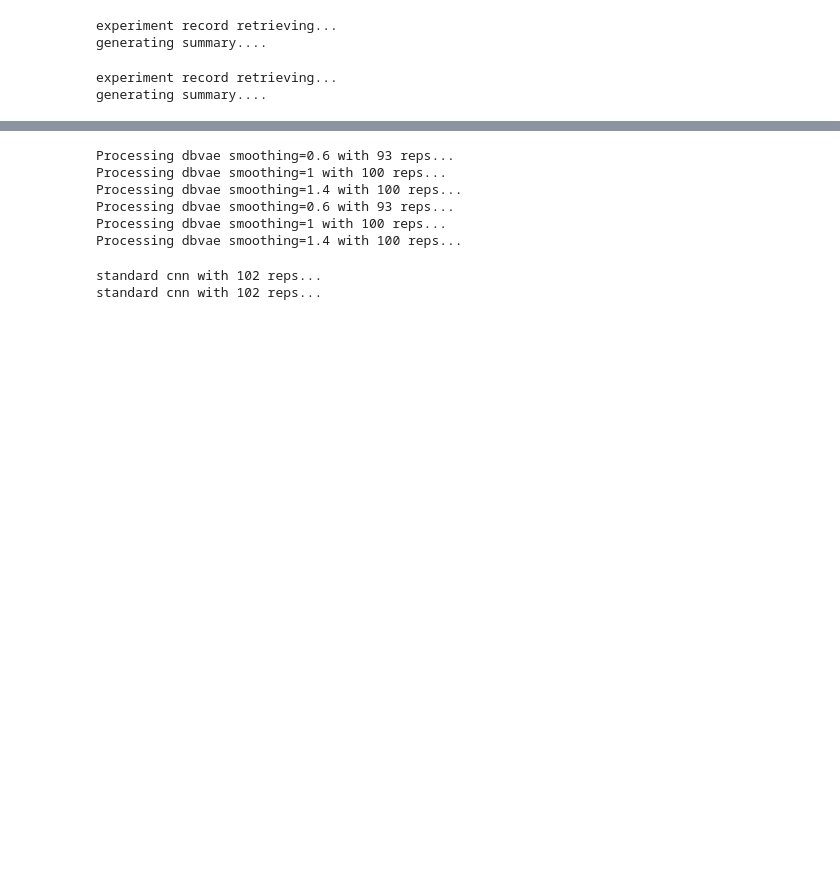
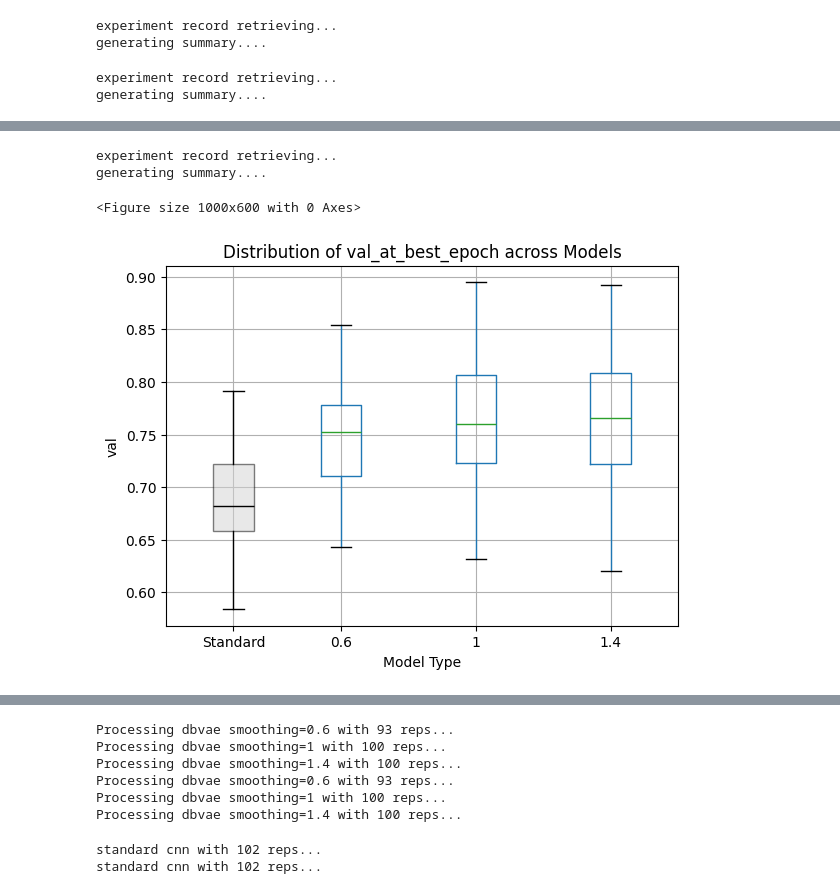
Before and after one commit to zhiyuan-95/db-vae, a Jupyter notebook: comet.ipynb, the cells around one changed output, grey strips where cells are left out. Saved outputs shown, nothing was run; the diff lists cells and outputs as text; code cells hidden in the pictures; blank space fills up the shorter version.

```diff
--- a/comet.ipynb
+++ b/comet.ipynb
@@ -307,6 +291,9 @@ class comet():
 
       if model == 'standard':
           self.projectName = "standard-p-3"
+          self.params = ['batch_size', 'learning_rate']
+      elif model == 'standard-final-exp':
+          self.projectName = "standard-final-exp"
           self.params = ['batch_size', 'learning_rate']
       else:  # 'debiasing', 'dbvae-final', etc.
           self.projectName = project_name(c, model)
@@ -541,6 +571,32 @@ def get_epoch_avg_history(model, metric='dbval', smoothing_col='smoothing_fact')
         results[sm_val] = mean_traj
 
     return results
+# %%
+def box_plot(dbvae_summary, standard_summary, metrix):
+  plt.figure(figsize=(10,6))
+  smoothing_values = sorted(dbvae_summary["smoothing_fact"].unique())
+  # 1. Draw DBVAE boxplots (automatic positions: 1,2,3,...)
+  ax = dbvae_summary.boxplot(column=metrix, by="smoothing_fact")
+  # 2. Draw STANDARD boxplot manually at x = 0.5
+  standard_data = standard_summary[metrix].dropna()
+  ax.boxplot(
+      [standard_data],
+      positions=[0.2],      # position on x-axis
+      widths=0.3,
+      patch_artist=True,
+      boxprops=dict(facecolor="lightgray", alpha=0.5),
+      medianprops=dict(color="black")
+  )
+
+  # 3. Adjust x-axis labels
+  xticks = [0.2] + list(range(1, len(smoothing_values)+1))
+  xlabels = ["Standard"] + [str(s) for s in smoothing_values]
+  plt.xticks(ticks=xticks, labels=xlabels)
+  plt.title(f"Distribution of {metrix}_at_best_epoch across Models")
+  plt.suptitle("")
+  plt.xlabel("Model Type")
+  plt.ylabel(metrix)
+  plt.show()
 # %%
 value = 'median'
 standard = comet('standard', value)
@@ -591,0 +617,11 @@ def validate_at_best(measure,value=value):
+# %%
+standard_final = comet('standard-final-exp', value, c)
+# %% [output]
+experiment record retrieving...
+generating summary....
+# %%
+# Boxplot of val by model type
+box_plot(dbvae_final.record, standard_final.record, 'val')
+# %% [output]
+<Figure size 1000x600 with 0 Axes>
+[figure, added]
```
Also changed, not shown: parts of 22 cells of this notebook.
